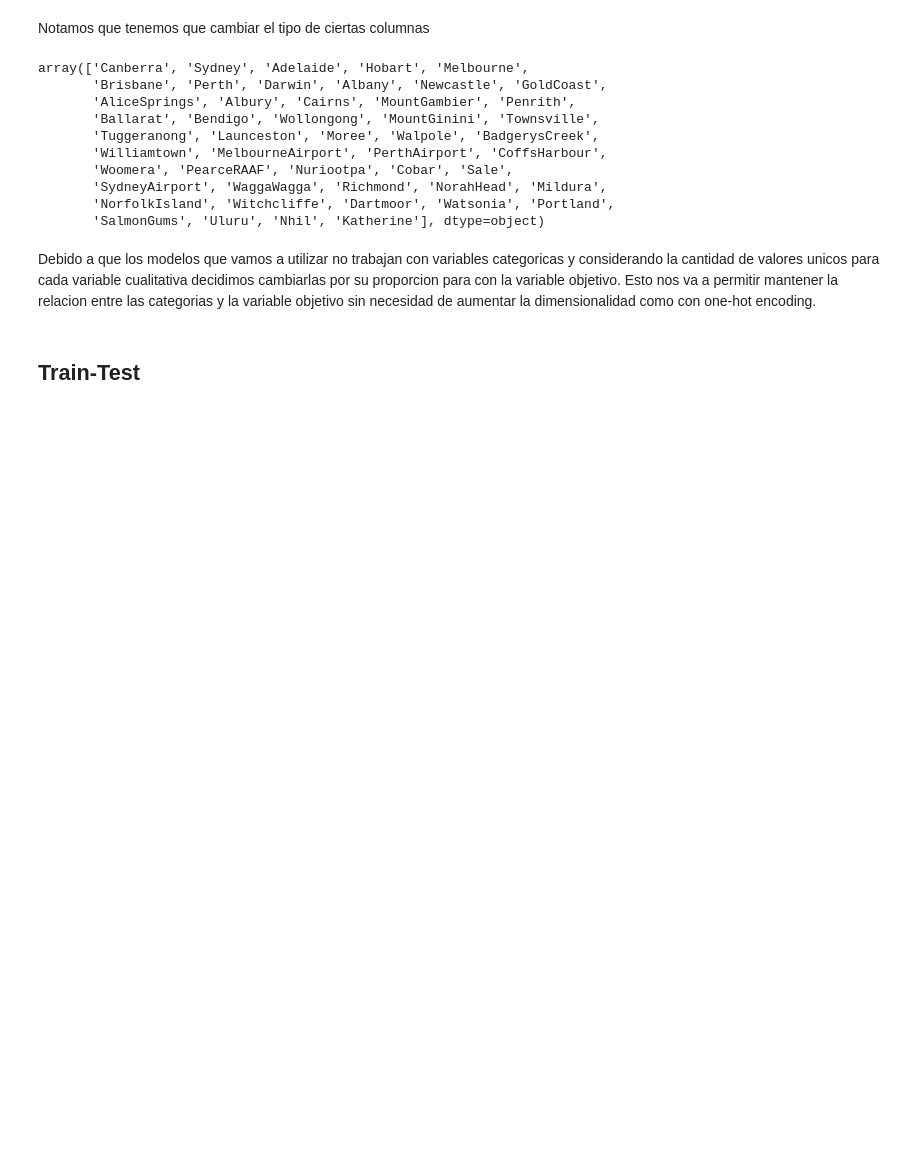
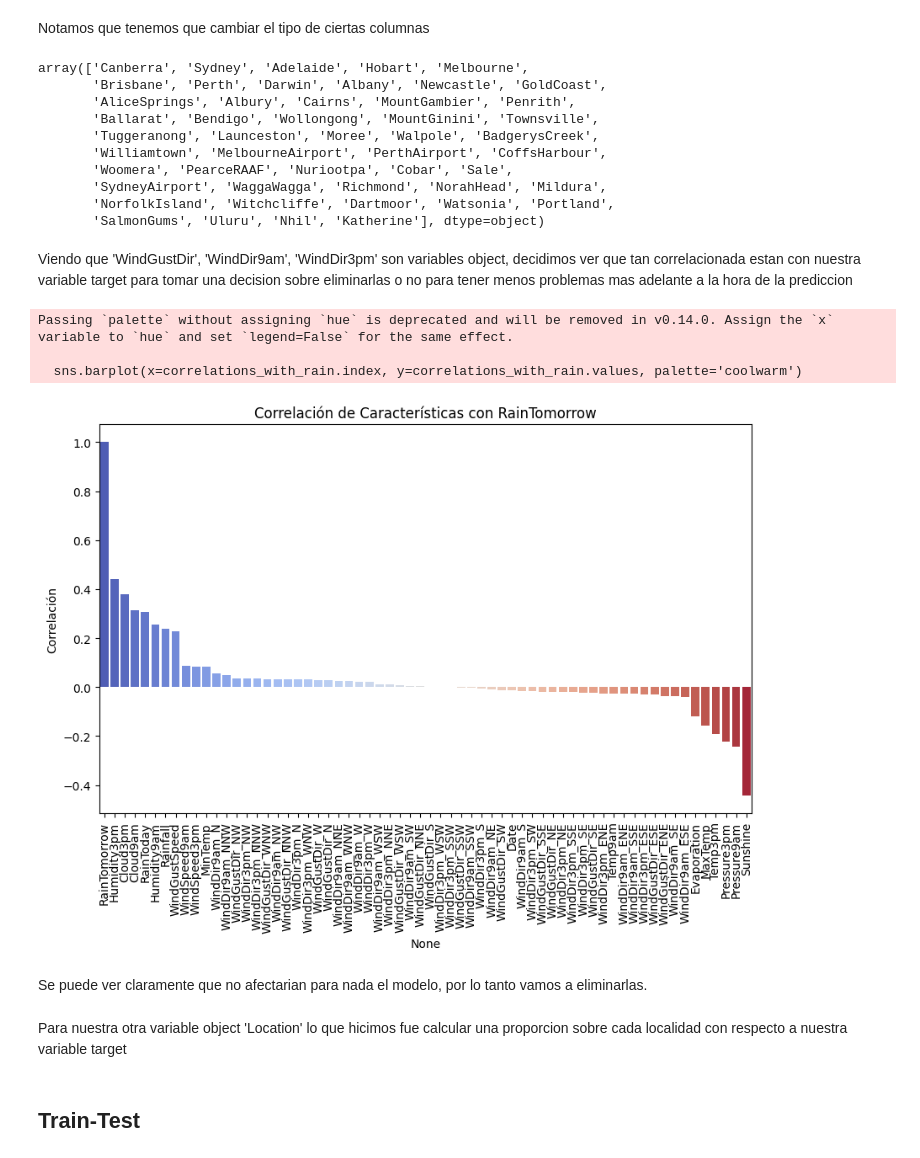
Before and after one commit to FrancoCalcia/AA1-TUIA-Calcia-Avecilla-TP2, a Jupyter notebook: TP-clasificacion-AA1.ipynb, the cells around one changed output. Saved outputs shown, nothing was run; the diff lists cells and outputs as text; code cells hidden in the pictures; blank space fills up the shorter version.

Commit message:
matriz de correlacion para variables object

```diff
--- a/TP-clasificacion-AA1.ipynb
+++ b/TP-clasificacion-AA1.ipynb
@@ -120,7 +120,33 @@ array(['Canberra', 'Sydney', 'Adelaide', 'Hobart', 'Melbourne',
        'SydneyAirport', 'WaggaWagga', 'Richmond', 'NorahHead', 'Mildura',
        'NorfolkIsland', 'Witchcliffe', 'Dartmoor', 'Watsonia', 'Portland',
        'SalmonGums', 'Uluru', 'Nhil', 'Katherine'], dtype=object)
-# %% [markdown]
-Debido a que los modelos que vamos a utilizar no trabajan con variables categoricas y considerando la cantidad de valores unicos para cada variable cualitativa decidimos cambiarlas por su proporcion para con la variable objetivo.
-Esto nos va a permitir mantener la relacion entre las categorias y la variable objetivo sin necesidad de aumentar la dimensionalidad como con one-hot encoding.
+# %% [markdown]
+Viendo que 'WindGustDir', 'WindDir9am', 'WindDir3pm' son variables object, decidimos ver que tan correlacionada estan con nuestra variable target para tomar una decision sobre eliminarlas o no para tener menos problemas mas adelante a la hora de la prediccion
+# %%
+# Eliminar la columna 'Location'
+df_without_location = df_clima.drop(columns=['Location'])
+# Aplicar One-Hot Encoding
+df_encoded = pd.get_dummies(df_without_location, columns=['WindGustDir', 'WindDir9am', 'WindDir3pm'], drop_first=True)
+
+# Calcular la matriz de correlación
+correlation_matrix = df_encoded.corr()
+
+# Mostrar correlación con 'RainTomorrow'
+# Ordenar las correlaciones con 'RainTomorrow'
+correlations_with_rain = correlation_matrix['RainTomorrow'].sort_values(ascending=False)
+
+# Crear un gráfico de barras para visualizar la correlación de cada característica con 'RainTomorrow'
+plt.figure(figsize=(10, 6))
+sns.barplot(x=correlations_with_rain.index, y=correlations_with_rain.values, palette='coolwarm')
+plt.xticks(rotation=90)
+plt.title('Correlación de Características con RainTomorrow')
+plt.ylabel('Correlación')
+plt.show()
+# %% [output]
+Passing `palette` without assigning `hue` is deprecated and will be removed in v0.14.0. Assign the `x` variable to `hue` and set `legend=False` for the same effect.
+
+  sns.barplot(x=correlations_with_rain.index, y=correlations_with_rain.values, palette='coolwarm')
+[figure, added]
+# %% [markdown]
+Se puede ver claramente que no afectarian para nada el modelo, por lo tanto vamos a eliminarlas.
 # %%
@@ -129,4 +154,6 @@ columnas = ['WindDir9am', 'WindDir3pm', 'WindGustDir']
 
 # Dropear las columnas
 df_clima = df_clima.drop(columns=columnas)
+# %% [markdown]
+Para nuestra otra variable object 'Location' lo que hicimos fue calcular una proporcion sobre cada localidad con respecto a nuestra variable target
 # %%
```
Also changed, not shown: parts of 6 cells of this notebook.
